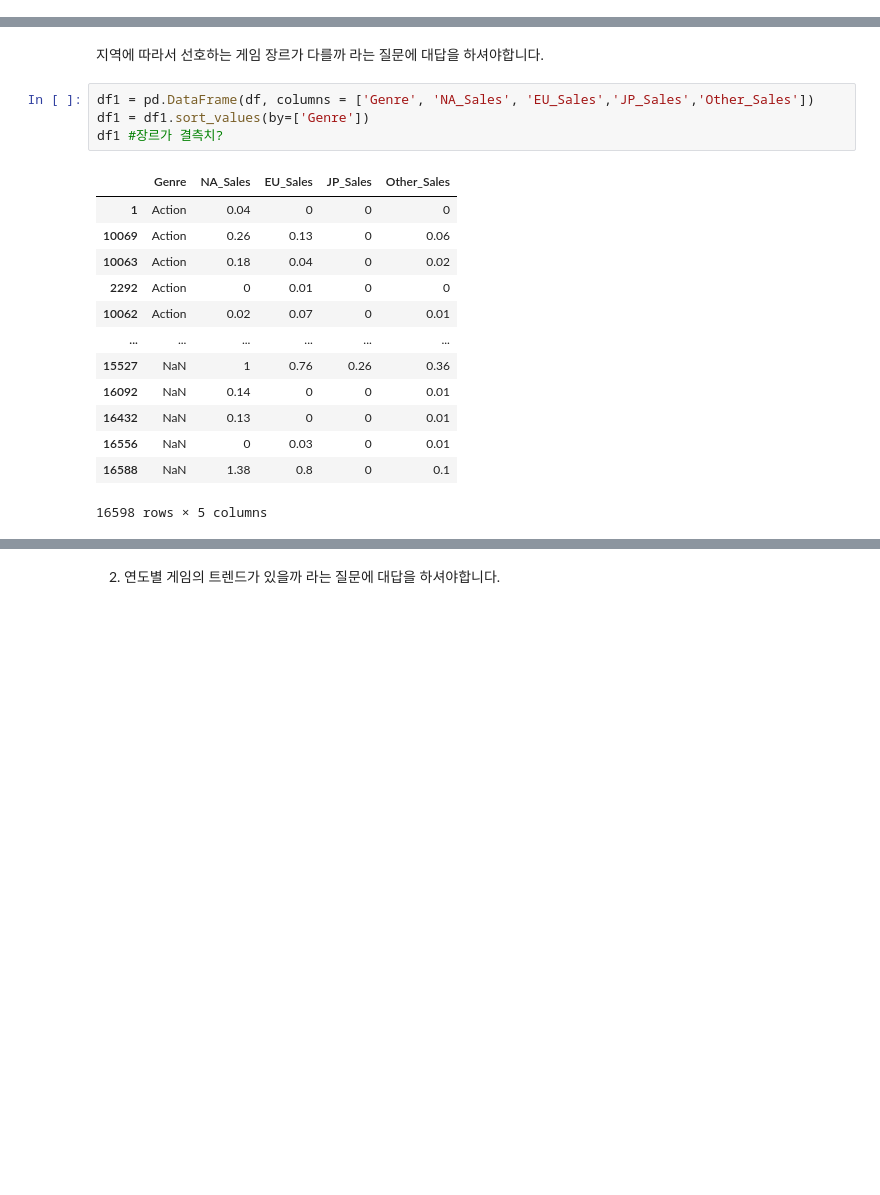
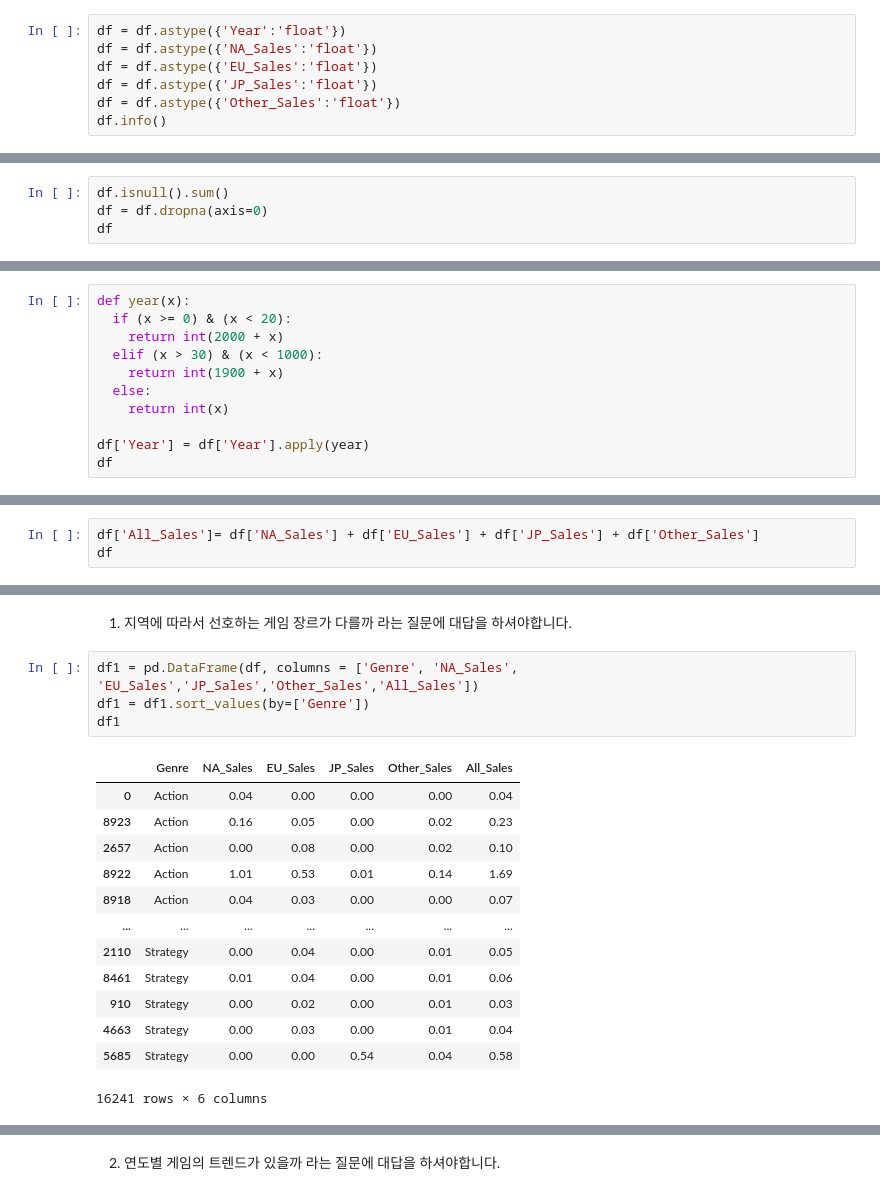
Before and after one commit to theplace75/Section_project1, a Jupyter notebook: Untitled1.ipynb, the cells around one changed output, grey strips where cells are left out. Cells and saved outputs as stored; diff of their text form; blank space fills up the shorter version.

```diff
--- a/Untitled1.ipynb
+++ b/Untitled1.ipynb
@@ -32,0 +83,7 @@ df
+# %%
+df = df.astype({'Year':'float'})
+df = df.astype({'NA_Sales':'float'})
+df = df.astype({'EU_Sales':'float'})
+df = df.astype({'JP_Sales':'float'})
+df = df.astype({'Other_Sales':'float'})
+df.info()
@@ -32,0 +110,4 @@ df
+# %%
+df.isnull().sum()
+df = df.dropna(axis=0)
+df
@@ -32,0 +128,11 @@ df
+# %%
+def year(x):
+  if (x >= 0) & (x < 20):
+    return int(2000 + x)
+  elif (x > 30) & (x < 1000):
+    return int(1900 + x)
+  else:
+    return int(x)
+
+df['Year'] = df['Year'].apply(year)
+df
@@ -32,0 +153,3 @@ df
+# %%
+df['All_Sales']= df['NA_Sales'] + df['EU_Sales'] + df['JP_Sales'] + df['Other_Sales']
+df
@@ -33,20 +170,20 @@ df
 # %% [markdown]
-지역에 따라서 선호하는 게임 장르가 다를까 라는 질문에 대답을 하셔야합니다.
+1. 지역에 따라서 선호하는 게임 장르가 다를까 라는 질문에 대답을 하셔야합니다.
 # %%
-df1 = pd.DataFrame(df, columns = ['Genre', 'NA_Sales', 'EU_Sales','JP_Sales','Other_Sales'])
+df1 = pd.DataFrame(df, columns = ['Genre', 'NA_Sales', 'EU_Sales','JP_Sales','Other_Sales','All_Sales'])
 df1 = df1.sort_values(by=['Genre'])
-df1 #장르가 결측치?
+df1
 # %% [output]
-|  | Genre | NA_Sales | EU_Sales | JP_Sales | Other_Sales |
-| 1 | Action | 0.04 | 0 | 0 | 0 |
-| 10069 | Action | 0.26 | 0.13 | 0 | 0.06 |
-| 10063 | Action | 0.18 | 0.04 | 0 | 0.02 |
-| 2292 | Action | 0 | 0.01 | 0 | 0 |
-| 10062 | Action | 0.02 | 0.07 | 0 | 0.01 |
-| ... | ... | ... | ... | ... | ... |
-| 15527 | NaN | 1 | 0.76 | 0.26 | 0.36 |
-| 16092 | NaN | 0.14 | 0 | 0 | 0.01 |
-| 16432 | NaN | 0.13 | 0 | 0 | 0.01 |
-| 16556 | NaN | 0 | 0.03 | 0 | 0.01 |
-| 16588 | NaN | 1.38 | 0.8 | 0 | 0.1 |
+|  | Genre | NA_Sales | EU_Sales | JP_Sales | Other_Sales | All_Sales |
+| 0 | Action | 0.04 | 0.00 | 0.00 | 0.00 | 0.04 |
+| 8923 | Action | 0.16 | 0.05 | 0.00 | 0.02 | 0.23 |
+| 2657 | Action | 0.00 | 0.08 | 0.00 | 0.02 | 0.10 |
+| 8922 | Action | 1.01 | 0.53 | 0.01 | 0.14 | 1.69 |
+| 8918 | Action | 0.04 | 0.03 | 0.00 | 0.00 | 0.07 |
+| ... | ... | ... | ... | ... | ... | ... |
+| 2110 | Strategy | 0.00 | 0.04 | 0.00 | 0.01 | 0.05 |
+| 8461 | Strategy | 0.01 | 0.04 | 0.00 | 0.01 | 0.06 |
+| 910 | Strategy | 0.00 | 0.02 | 0.00 | 0.01 | 0.03 |
+| 4663 | Strategy | 0.00 | 0.03 | 0.00 | 0.01 | 0.04 |
+| 5685 | Strategy | 0.00 | 0.00 | 0.54 | 0.04 | 0.58 |
-16598 rows × 5 columns
+16241 rows × 6 columns
```
Also changed, not shown: parts of 30 cells of this notebook.
